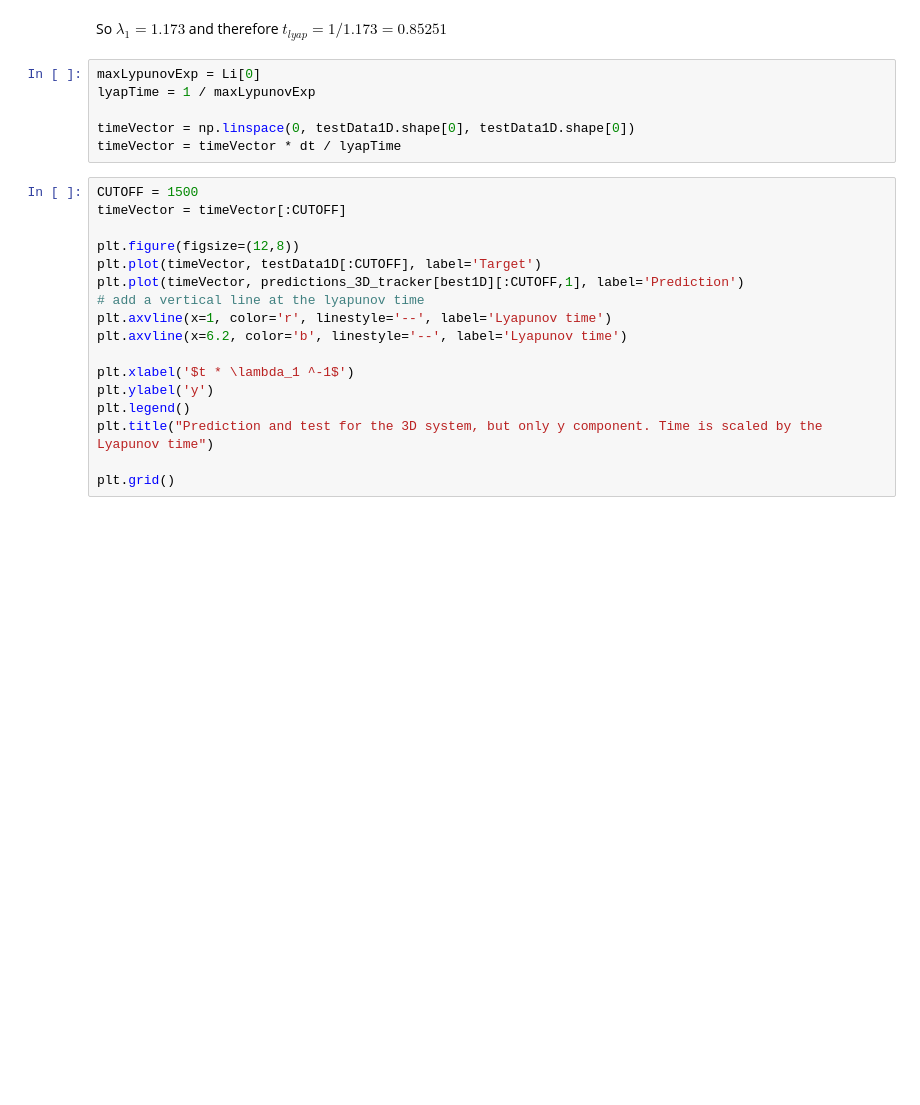
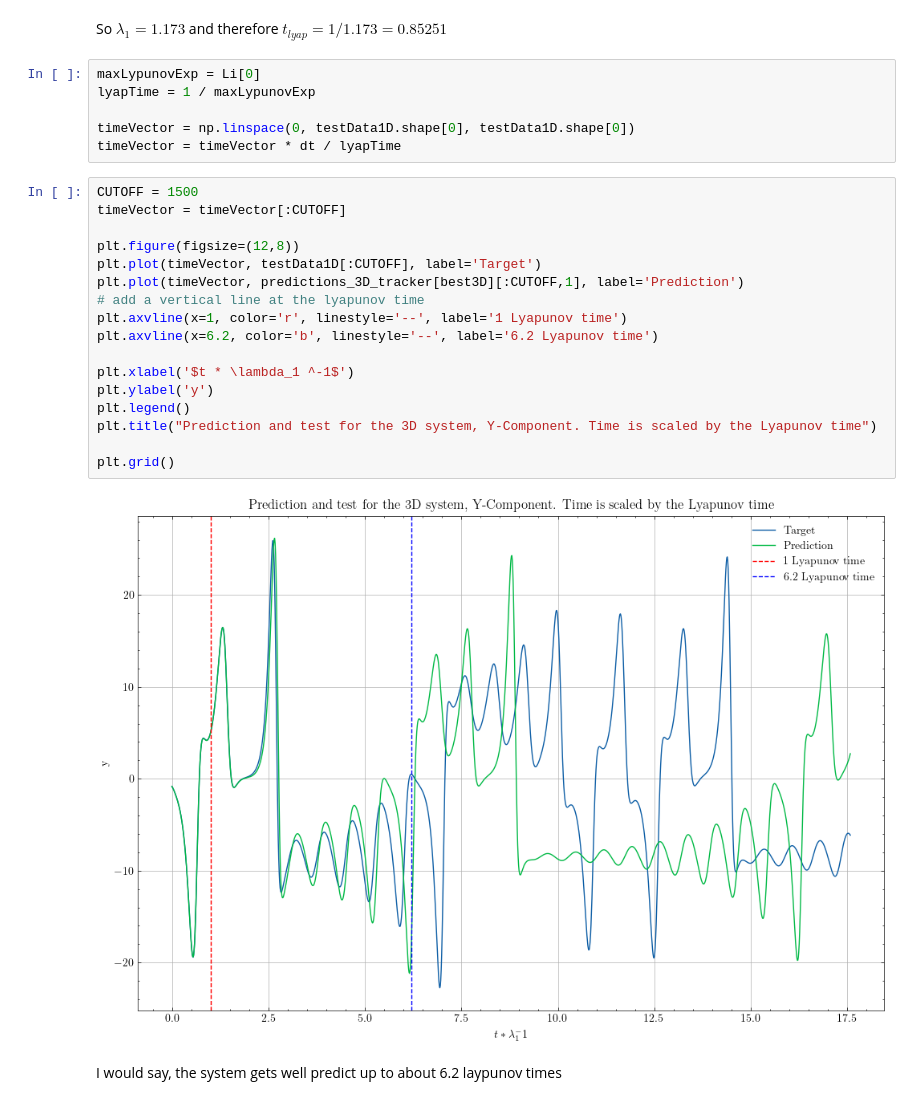
Before and after one commit to FelixWaldschock/TIF360_Advanced_machine_learning_with_neural_networks, a Jupyter notebook: 02_Homeworks/Assignment_D_Reservoir/TIF360_Assignment_D_Reservoir.ipynb, the cells around one changed output. Cells and saved outputs as stored; diff of their text form; blank space fills up the shorter version.

Commit message:
Some work on the Lyapunov Exponentns

```diff
--- a/02_Homeworks/Assignment_D_Reservoir/TIF360_Assignment_D_Reservoir.ipynb
+++ b/02_Homeworks/Assignment_D_Reservoir/TIF360_Assignment_D_Reservoir.ipynb
@@ -711,20 +721,24 @@ timeVector = timeVector * dt / lyapTime
 # %%
 CUTOFF = 1500
 timeVector = timeVector[:CUTOFF]
 
 plt.figure(figsize=(12,8))
 plt.plot(timeVector, testData1D[:CUTOFF], label='Target')
-plt.plot(timeVector, predictions_3D_tracker[best1D][:CUTOFF,1], label='Prediction')
+plt.plot(timeVector, predictions_3D_tracker[best3D][:CUTOFF,1], label='Prediction')
 # add a vertical line at the lyapunov time
-plt.axvline(x=1, color='r', linestyle='--', label='Lyapunov time')
-plt.axvline(x=6.2, color='b', linestyle='--', label='Lyapunov time')
+plt.axvline(x=1, color='r', linestyle='--', label='1 Lyapunov time')
+plt.axvline(x=6.2, color='b', linestyle='--', label='6.2 Lyapunov time')
 
 plt.xlabel('$t * \lambda_1 ^-1$')
 plt.ylabel('y')
 plt.legend()
-plt.title("Prediction and test for the 3D system, but only y component. Time is scaled by the Lyapunov time")
+plt.title("Prediction and test for the 3D system, Y-Component. Time is scaled by the Lyapunov time")
 
 plt.grid()
+# %% [output]
+[figure, added]
+# %% [markdown]
+I would say, the system gets well predict up to about 6.2 laypunov times
 # %%
 # visualize in 3d
 fig = plt.figure(figsize=(8,8))
```
Also changed, not shown: parts of 12 cells of this notebook.
